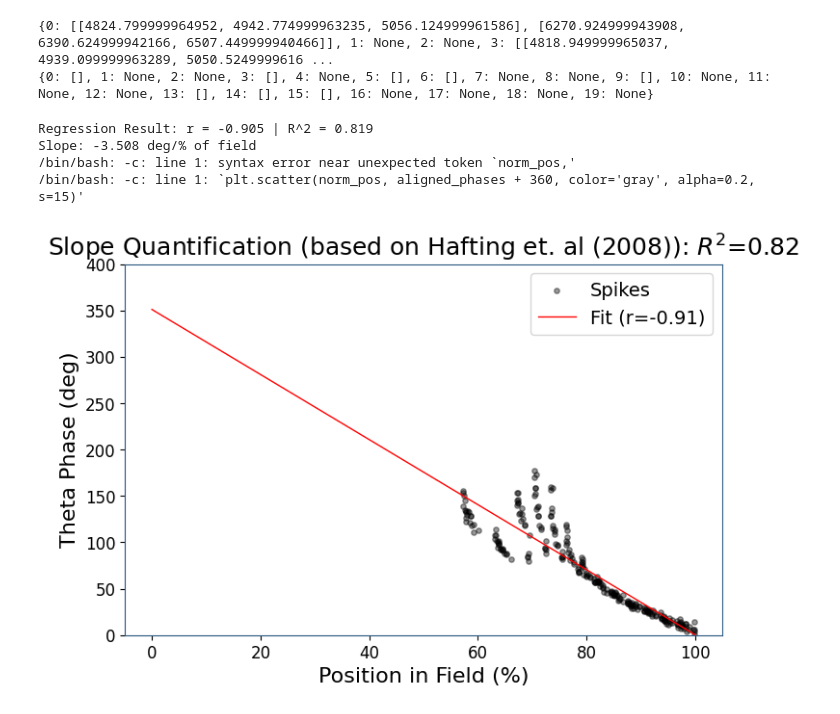
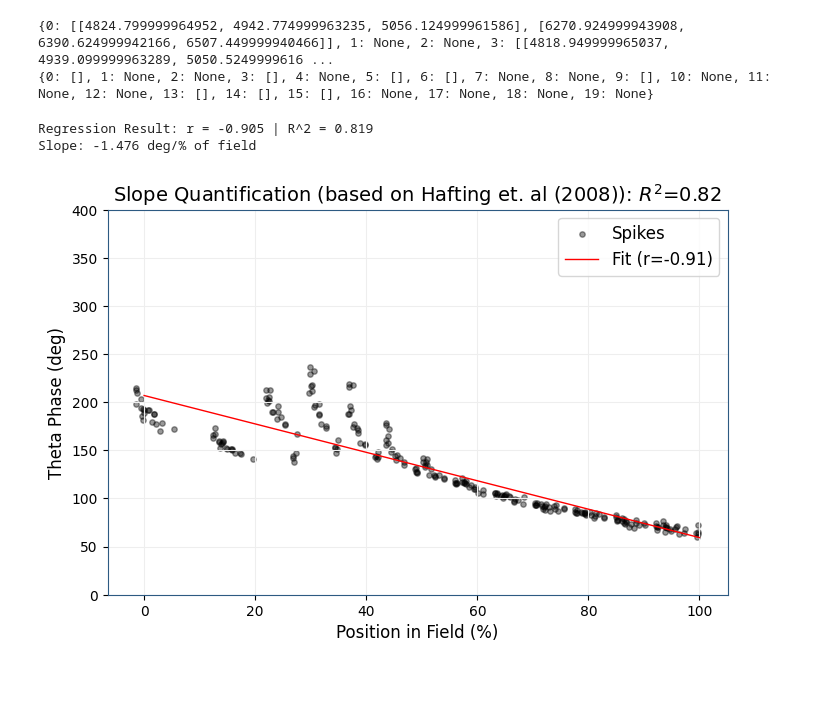
Before and after one commit to tiny-infinity/GridCellsTheta, a Jupyter notebook: phase_prec_final.ipynb, the cells around one changed output. Saved outputs shown, nothing was run; the diff lists cells and outputs as text; code cells hidden in the pictures; blank space fills up the shorter version.

```diff
--- a/phase_prec_final.ipynb
+++ b/phase_prec_final.ipynb
@@ -90,5 +92,5 @@ Vector[75]
 # %%
-g_max = 0.001 #2.92e-4
+g_max = 0.0005 #2.92e-4
 g_min = 0.00005 #2.40e-6
 mod_depth = 0.1
 init_phase = np.random.uniform(0,2*np.pi)
@@ -107,14 +109,14 @@ inhib_base[idx_2:idx_3] = inhib_base[idx_2-1]
 t_phase3 = time_arr[idx_3:] - time_arr[idx_3]
 start_val = inhib_base[idx_3 - 1]
 inhib_base[idx_3:] = (start_val + (g_max-start_val)*(1-np.exp(-t_phase3/tau_rise)))
-#inhib_base[idx_3:] = start_val*np.exp(t_phase3/tau_rise)
+inhib_base[idx_3:] = start_val*np.exp(t_phase3/tau_rise)
 #inhib_base[idx_3:] = np.full_like(inhib_base[idx_3:],1e-3)
 theta_factor = 1 + (mod_depth*(np.sin(init_phase +  (2*np.pi*theta_freq*time_arr/1000.0))))
 
-"""
+
 # --- Gaussian Disinhibition (Predictive Priming) ---
 t_mid = 4000.0  # Center of the grid field
-width = 3000.0  # Spatial/Temporal width of the field
+width = 2500.0  # Spatial/Temporal width of the field
 
 # Gaussian disinhibition: Inhibition is highest far from the center
 # and drops (disinhibits) as you approach t_mid.
@@ -122,9 +124,9 @@ dist_from_center = (time_arr - t_mid)
 inhib_envelope = g_max - (g_max - g_min) * np.exp(-(dist_from_center**2) / (2 * width**2))
 
 # Apply multiplicative theta modulation
-inhib_cond_arr = inhib_envelope #* theta_factor
-"""
-inhib_cond_arr = inhib_base * theta_factor
+inhib_cond_arr = inhib_envelope * theta_factor
+
+#inhib_cond_arr = inhib_base * theta_factor
 noise = np.random.normal(loc=0.0,scale=1e-6,size=len(inhib_cond_arr))
 inhib_cond_arr += noise
 inhib_cond_arr = np.maximum(inhib_cond_arr,0.000001)
@@ -328,6 +329,7 @@ for n in range(num_runs):
     theta_factor = 1 + (mod_depth*(np.sin(curr_init_phase +  (2*np.pi*theta_freq*time_arr/1000.0))))
     inhib_cond_arr = inhib_base * theta_factor
     noise = np.random.normal(loc=0.0,scale=1e-5,size=len(inhib_cond_arr))
+    inhib_cond_arr = inhib_envelope * theta_factor
     inhib_cond_arr += noise
     inhib_cond_arr = np.maximum(inhib_cond_arr,0.00001)
     g_vec = h.Vector(inhib_cond_arr)
@@ -374,6 +376,12 @@ print(shifted_fields)
 {0: [], 1: None, 2: None, 3: [], 4: None, 5: [], 6: [], 7: None, 8: None, 9: [], 10: None, 11: None, 12: None, 13: [], 14: [], 15: [], 16: None, 17: None, 18: None, 19: None}
 # %%
 from scipy.stats import linregress
+
+plt.rcParams.update({'font.size': 12})
+plt.rcParams['axes.labelsize'] = 12
+plt.rcParams['axes.titlesize'] = 14
+plt.rcParams['xtick.labelsize'] = 10
+plt.rcParams['ytick.labelsize'] = 10
 
 def calculate_precession_stats(all_spike_times, all_spike_phases, t_start=2000, t_end=6000):
     """
@@ -386,7 +394,7 @@ def calculate_precession_stats(all_spike_times, all_spike_phases, t_start=2000,
     t_start_loc = field_spikes[0]
     # 2. Normalize position (0 to 100%) relative to field entry/exit
     # entry (t_start) = 0%, exit (t_end) = 100%
-    norm_pos = (field_spikes - t_start) / (t_end - t_start) * 100
+    norm_pos = (field_spikes - t_start_loc) / (t_end - t_start_loc) * 100
 
     best_r2 = -1
     stats = {}
@@ -415,35 +423,35 @@ pooled_times = np.concatenate(spike_times_matrix)
 pooled_phases = np.concatenate(spike_phases_matrix)
 
 stats, norm_pos, raw_phases = calculate_precession_stats(pooled_times, pooled_phases)
 
 print(f"Regression Result: r = {stats['r']:.3f} | R^2 = {stats['r2']:.3f}")
 print(f"Slope: {stats['slope']:.3f} deg/% of field")
 
 def plot_precession_fit(norm_pos, raw_phases, stats):
     # Apply the best shift found by the regression
     aligned_phases = (raw_phases + stats['best_shift']) % 360
 
     plt.figure(figsize=(8, 5))
     # Double-plot for continuity
     plt.scatter(norm_pos, aligned_phases, color='black', alpha=0.4, s=15, label='Spikes')
-    !plt.scatter(norm_pos, aligned_phases + 360, color='gray', alpha=0.2, s=15)
+    #plt.scatter(norm_pos, aligned_phases + 360, color='gray', alpha=0.2, s=15)
 
     # Plot the regression line
     x_line = np.array([0, 100])
     y_line = stats['slope'] * x_line + stats['intercept']
     plt.plot(x_line, y_line, color='red', linewidth=1, label=f"Fit (r={stats['r']:.2f})")
 
     plt.title(f"Slope Quantification (based on Hafting et. al (2008)): $R^2$={stats['r2']:.2f}")
     plt.xlabel("Position in Field (%)")
     plt.ylabel("Theta Phase (deg)")
     plt.ylim(0, 400)
     plt.legend()
+    plt.grid(True)
+    plt.savefig("final_figs/hafting_fit_theta_mod_0.png",dpi=600)
     plt.show()
 
 plot_precession_fit(norm_pos, raw_phases, stats)
 # %% [output]
 Regression Result: r = -0.905 | R^2 = 0.819
-Slope: -3.508 deg/% of field
-/bin/bash: -c: line 1: syntax error near unexpected token `norm_pos,'
-/bin/bash: -c: line 1: `plt.scatter(norm_pos, aligned_phases + 360, color='gray', alpha=0.2, s=15)'
+Slope: -1.476 deg/% of field
-[figure, old version]
+[figure, new version]
```
Also changed, not shown: parts of 8 cells of this notebook, 6 other files.
